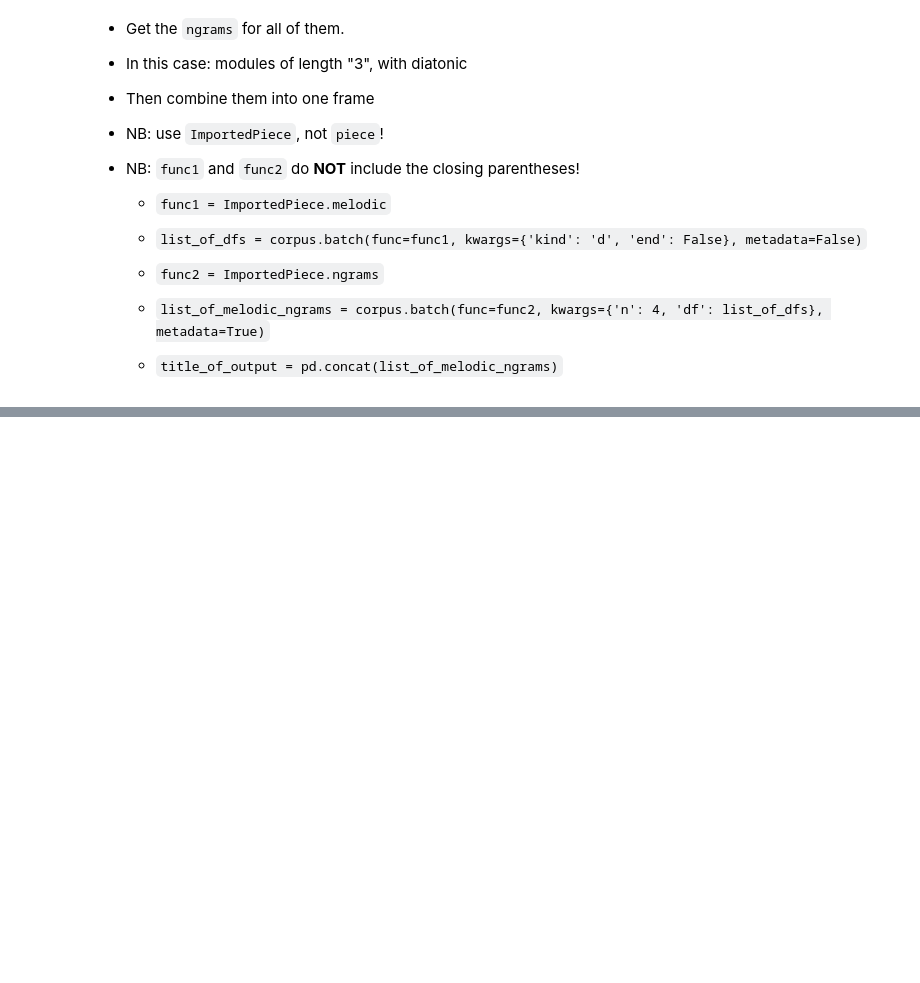
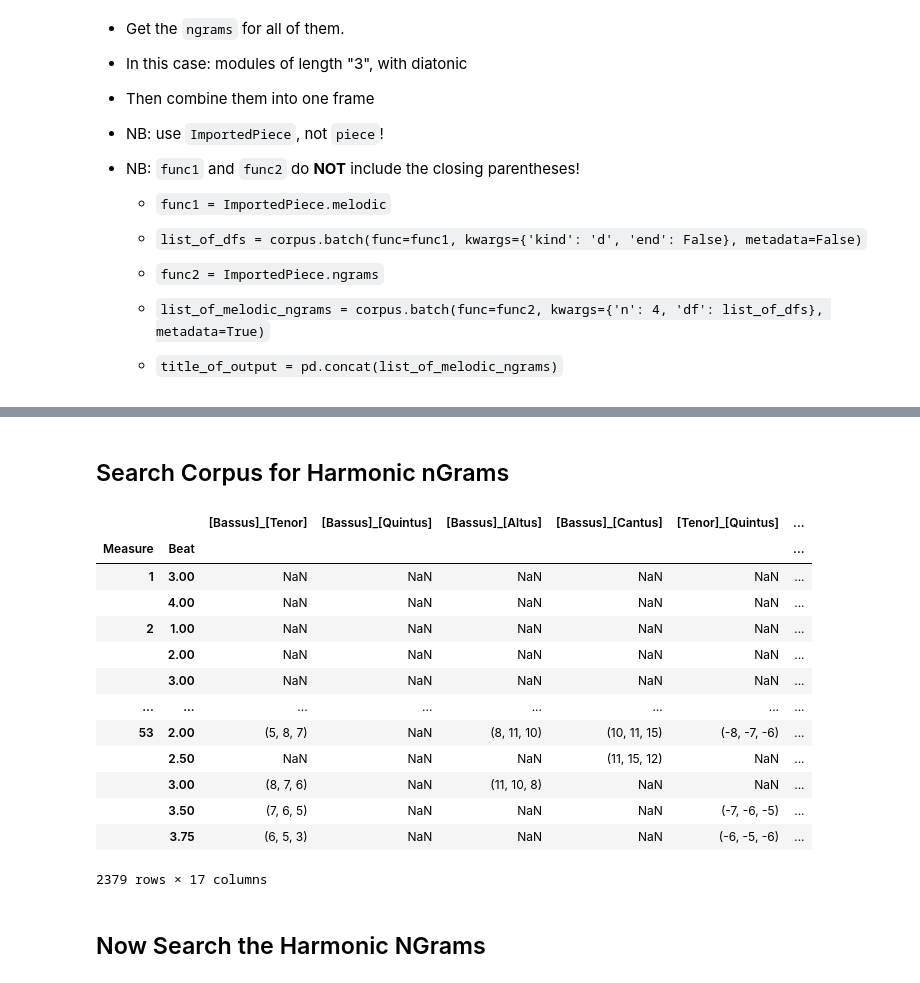
Before and after one commit to RichardFreedman/CRIM_JHUB, a Jupyter notebook: CRIM_02_Melodic_Harmonic.ipynb, the cells around one changed output, grey strips where cells are left out. Drawn from its saved outputs; the diff is of its cells as text; code cells hidden in the pictures; blank space fills up the shorter version.

```diff
--- a/CRIM_02_Melodic_Harmonic.ipynb
+++ b/CRIM_02_Melodic_Harmonic.ipynb
@@ -664,0 +712,29 @@ output.fillna('-')
+# %% [markdown]
+## Search Corpus for Harmonic nGrams
+# %%
+func1 = ImportedPiece.harmonic
+list_of_dfs = corpus.batch(func=func1, kwargs={'kind': 'd'}, metadata=False)
+func2 = ImportedPiece.ngrams
+list_of_harmonic_ngrams = corpus.batch(func=func2, kwargs={'n': 3, 'df': list_of_dfs}, metadata=True)
+func3 = ImportedPiece.detailIndex
+list_of_detail_index = corpus.batch(func=func3, kwargs={'offset':False,'df': list_of_harmonic_ngrams})
+
+har_corpus = pd.concat(list_of_detail_index)
+har_corpus
+# %% [output]
+|  |  | [Bassus]_[Tenor] | [Bassus]_[Quintus] | [Bassus]_[Altus] | [Bassus]_[Cantus] | [Tenor]_[Quintus] | ... |
+| Measure | Beat |  |  |  |  |  | ... |
+| 1 | 3.00 | NaN | NaN | NaN | NaN | NaN | ... |
+|  | 4.00 | NaN | NaN | NaN | NaN | NaN | ... |
+| 2 | 1.00 | NaN | NaN | NaN | NaN | NaN | ... |
+|  | 2.00 | NaN | NaN | NaN | NaN | NaN | ... |
+|  | 3.00 | NaN | NaN | NaN | NaN | NaN | ... |
+| ... | ... | ... | ... | ... | ... | ... | ... |
+| 53 | 2.00 | (5, 8, 7) | NaN | (8, 11, 10) | (10, 11, 15) | (-8, -7, -6) | ... |
+|  | 2.50 | NaN | NaN | NaN | (11, 15, 12) | NaN | ... |
+|  | 3.00 | (8, 7, 6) | NaN | (11, 10, 8) | NaN | NaN | ... |
+|  | 3.50 | (7, 6, 5) | NaN | NaN | NaN | (-7, -6, -5) | ... |
+|  | 3.75 | (6, 5, 3) | NaN | NaN | NaN | (-6, -5, -6) | ... |
+2379 rows × 17 columns
+# %% [markdown]
+## Now Search the Harmonic NGrams
```
Also changed, not shown: parts of 21 cells of this notebook, 8 other files.
